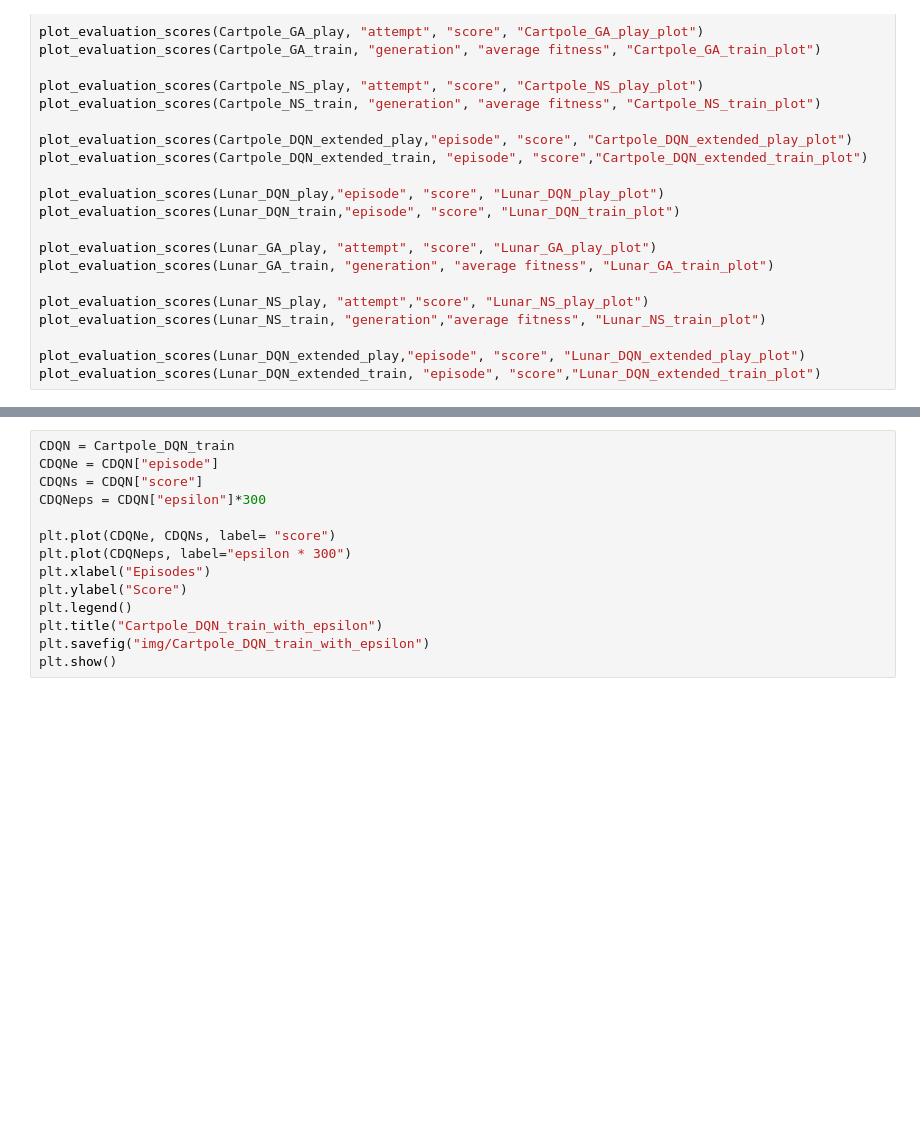
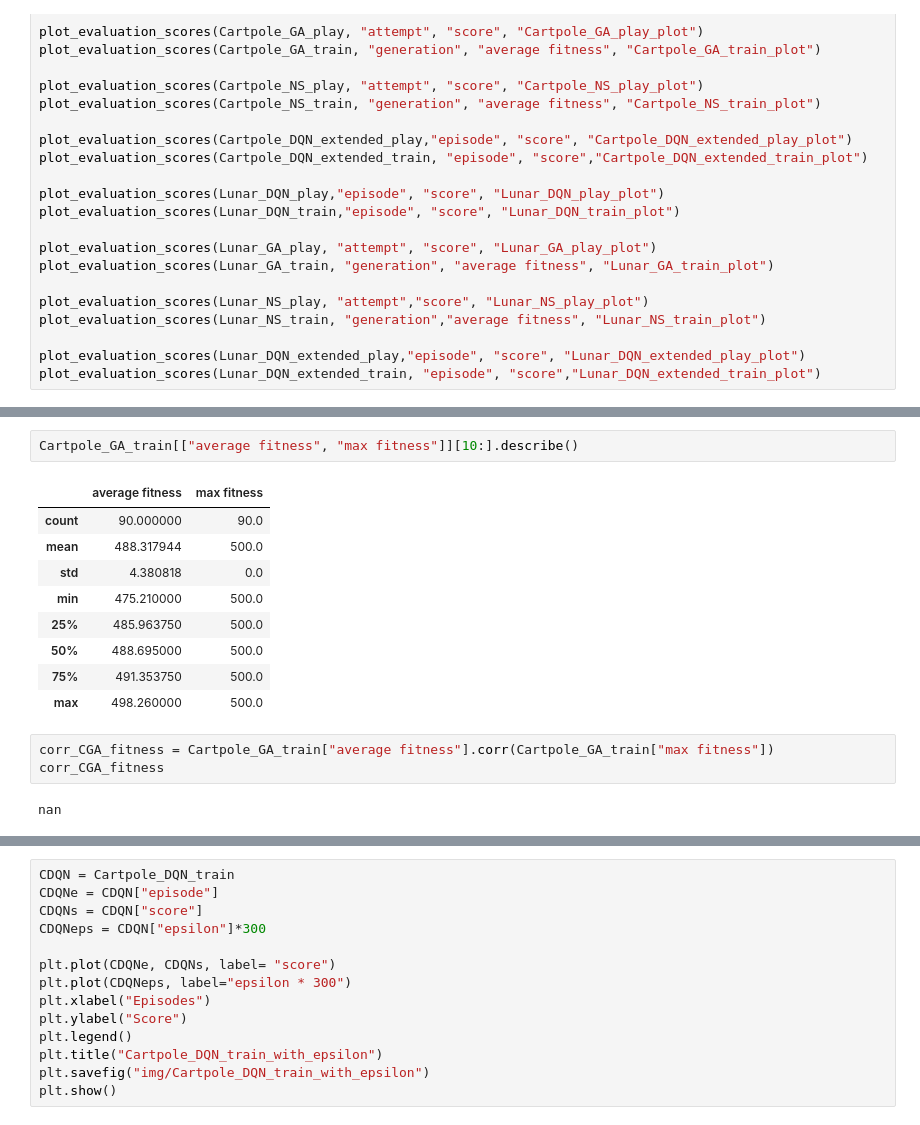
Before and after one commit to lisavangelderen/Capstone_repo, a Jupyter notebook: plot_evaluations.ipynb, the cells around one changed output, grey strips where cells are left out. Cells and saved outputs as stored; diff of their text form; blank space fills up the shorter version.

```diff
--- a/plot_evaluations.ipynb
+++ b/plot_evaluations.ipynb
@@ -62,0 +145,17 @@ plot_evaluation_scores(Lunar_DQN_extended_train, "episode", "score","Lunar_DQN_e
+# %%
+Cartpole_GA_train[["average fitness", "max fitness"]][10:].describe()
+# %% [output]
+|  | average fitness | max fitness |
+| count | 90.000000 | 90.0 |
+| mean | 488.317944 | 500.0 |
+| std | 4.380818 | 0.0 |
+| min | 475.210000 | 500.0 |
+| 25% | 485.963750 | 500.0 |
+| 50% | 488.695000 | 500.0 |
+| 75% | 491.353750 | 500.0 |
+| max | 498.260000 | 500.0 |
+# %%
+corr_CGA_fitness = Cartpole_GA_train["average fitness"].corr(Cartpole_GA_train["max fitness"])
+corr_CGA_fitness
+# %% [output]
+nan
```
Also changed, not shown: parts of 37 cells of this notebook, 4 other files.
